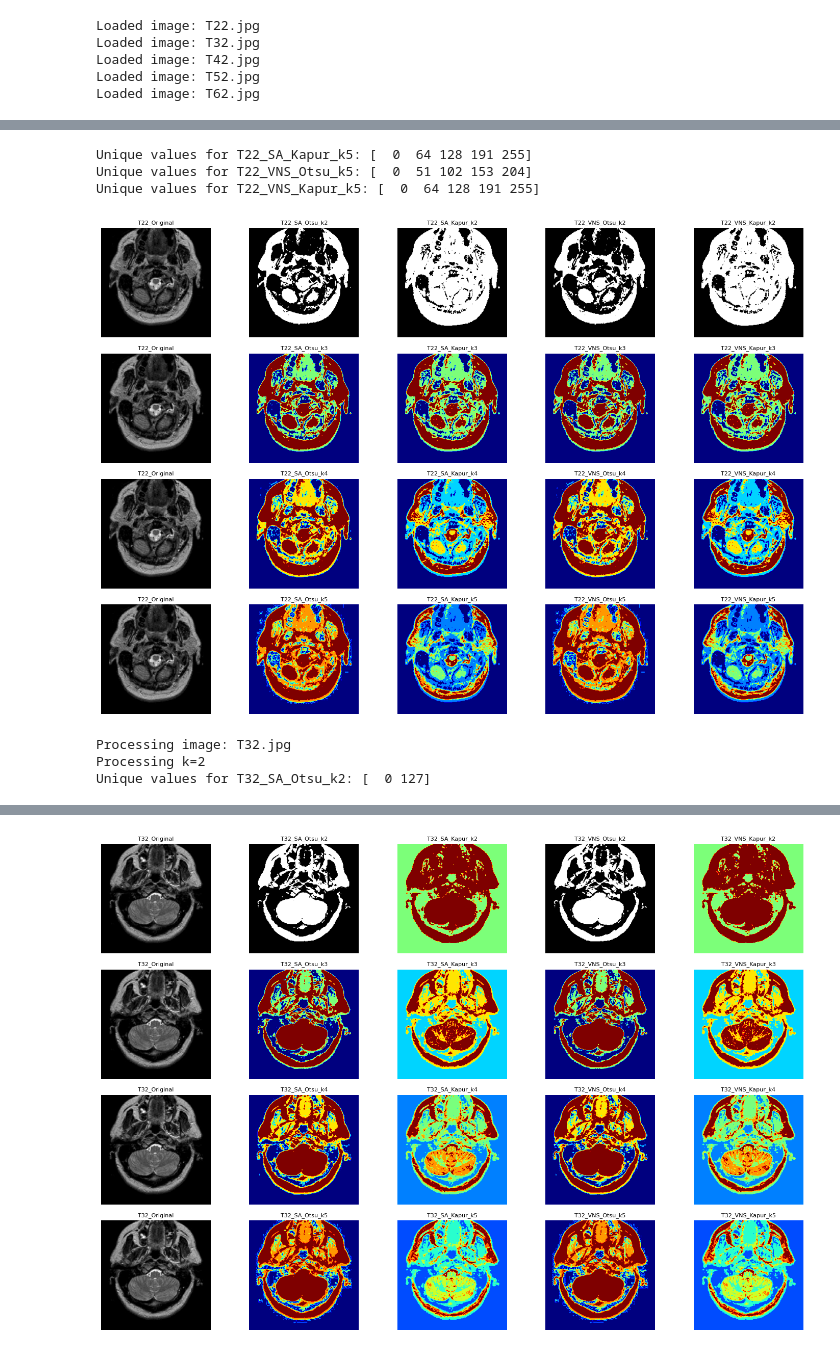
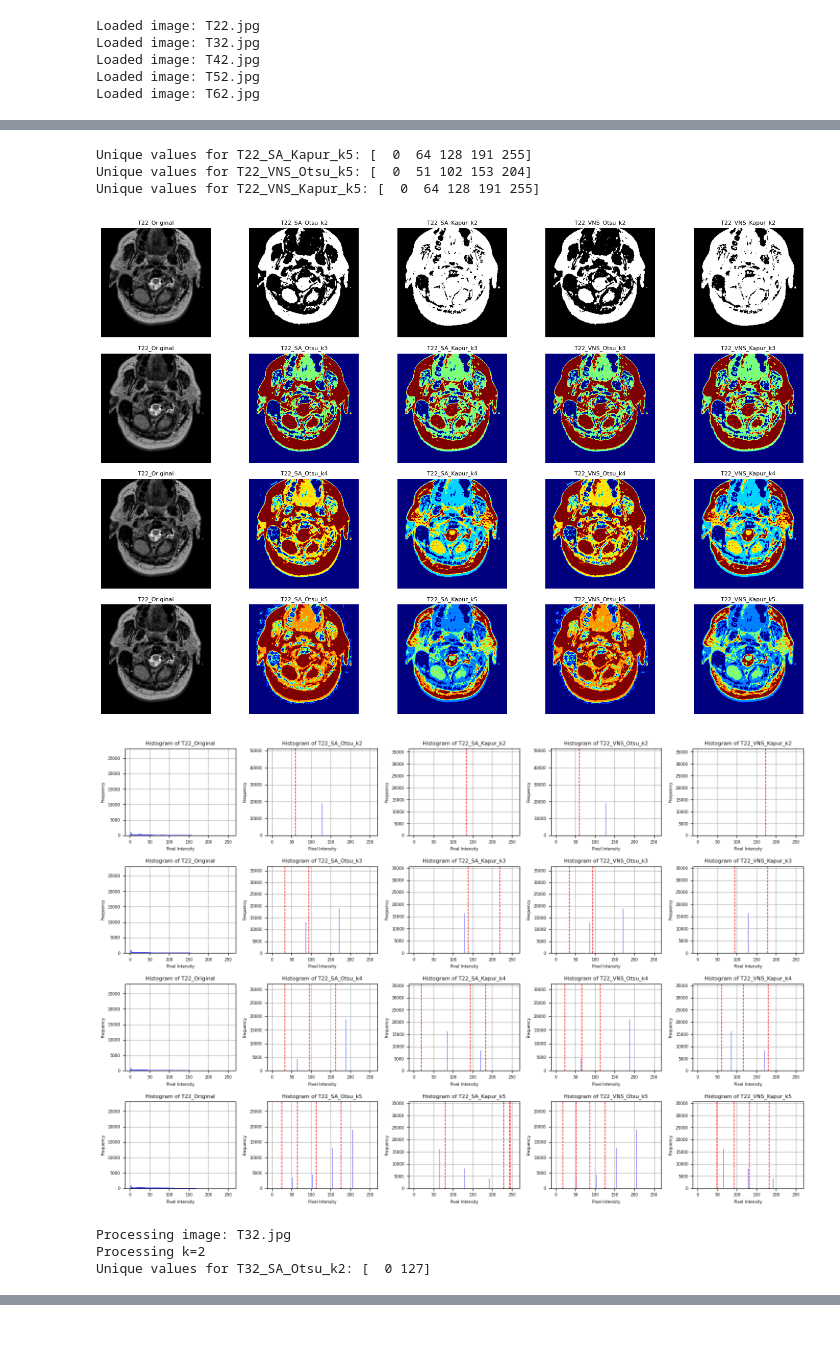
Before and after one commit to sean-sampson-tuks/COS791-Assignment2, a Jupyter notebook: u24101754-ass2.ipynb, the cells around one changed output, grey strips where cells are left out. Saved outputs shown, nothing was run; the diff lists cells and outputs as text; code cells hidden in the pictures.

Commit message:
feat: added histograms

```diff
--- a/u24101754-ass2.ipynb
+++ b/u24101754-ass2.ipynb
@@ -253,6 +312,7 @@ for filename, image in images:
 
     processed_images = []  # List to store processed images across multiple k
     image_titles = []      # List to store titles of images
+    thresholds_list = []
 
     # Loop through different k levels (e.g., k=2, k=3, etc.)
     for k in [2, 3, 4, 5]:
@@ -262,85 +322,92 @@ for filename, image in images:
         original_image = image.copy()  # Copy of the original image
         processed_images.append(original_image)
         image_titles.append(f'{name_without_extension}_Original')
+        thresholds_list.append(None)  # No thresholds for original images
 
         # Simulated Annealing + Otsu
-        sa_thresholds = simulated_annealing(image, otsu_objective, k)
-        segmented_sa_otsu, _ = otsu_multilevel_thresholding(image, len(sa_thresholds) + 1)
+        sa_otsu_thresholds = simulated_annealing(image, otsu_objective, k)
+        segmented_sa_otsu, _ = otsu_multilevel_thresholding(image, len(sa_otsu_thresholds) + 1)
         ssim_sa_otsu = ssim(image, segmented_sa_otsu)
         psnr_sa_otsu = psnr(image, segmented_sa_otsu)
-        otsu_obj_value = otsu_objective(image, sa_thresholds)  # Calculate objective value
+        otsu_obj_value = otsu_objective(image, sa_otsu_thresholds)  # Calculate objective value
         print(f"Unique values for {name_without_extension}_SA_Otsu_k{k}: {np.unique(segmented_sa_otsu)}")
-        results_df = log_results(results_df, name_without_extension, k, "Otsu", "Simulated Annealing", sa_thresholds, otsu_obj_value, ssim_sa_otsu, psnr_sa_otsu, np.unique(segmented_sa_otsu).tolist())
+        results_df = log_results(results_df, name_without_extension, k, "Otsu", "Simulated Annealing", sa_otsu_thresholds, otsu_obj_value, ssim_sa_otsu, psnr_sa_otsu, np.unique(segmented_sa_otsu).tolist())
         processed_images.append(segmented_sa_otsu)
         image_titles.append(f'{name_without_extension}_SA_Otsu_k{k}')
+        thresholds_list.append(sa_otsu_thresholds)
 
         # Simulated Annealing + Kapur
-        sa_thresholds = simulated_annealing(image, kapur_objective, k)
-        segmented_sa_kapur, _ = kapur_threshold(image, len(sa_thresholds) + 1)
+        sa_kapur_thresholds = simulated_annealing(image, kapur_objective, k)
+        segmented_sa_kapur, _ = kapur_threshold(image, len(sa_kapur_thresholds) + 1)
         ssim_sa_kapur = ssim(image, segmented_sa_kapur)
         psnr_sa_kapur = psnr(image, segmented_sa_kapur)
-        kapur_obj_value = kapur_objective(image, sa_thresholds)  # Calculate objective value
+        kapur_obj_value = kapur_objective(image, sa_kapur_thresholds)  # Calculate objective value
         print(f"Unique values for {name_without_extension}_SA_Kapur_k{k}: {np.unique(segmented_sa_kapur)}")
-        results_df = log_results(results_df, name_without_extension, k, "Kapur", "Simulated Annealing", sa_thresholds, kapur_obj_value, ssim_sa_kapur, psnr_sa_kapur, np.unique(segmented_sa_kapur).tolist())
+        results_df = log_results(results_df, name_without_extension, k, "Kapur", "Simulated Annealing", sa_kapur_thresholds, kapur_obj_value, ssim_sa_kapur, psnr_sa_kapur, np.unique(segmented_sa_kapur).tolist())
         processed_images.append(segmented_sa_kapur)
         image_titles.append(f'{name_without_extension}_SA_Kapur_k{k}')
+        thresholds_list.append(sa_kapur_thresholds)
 
         # Variable Neighbourhood Search + Otsu
-        vns_thresholds = vns(image, otsu_objective, k)
-        segmented_vns_otsu, _ = otsu_multilevel_thresholding(image, len(vns_thresholds) + 1)
+        vns_otsu_thresholds = vns(image, otsu_objective, k)
+        segmented_vns_otsu, _ = otsu_multilevel_thresholding(image, len(vns_otsu_thresholds) + 1)
         ssim_vns_otsu = ssim(image, segmented_vns_otsu)
         psnr_vns_otsu = psnr(image, segmented_vns_otsu)
-        otsu_obj_value_vns = otsu_objective(image, vns_thresholds)  # Calculate objective value
+        otsu_obj_value_vns = otsu_objective(image, vns_otsu_thresholds)  # Calculate objective value
         print(f"Unique values for {name_without_extension}_VNS_Otsu_k{k}: {np.unique(segmented_vns_otsu)}")
-        results_df = log_results(results_df, name_without_extension, k, "Otsu", "Variable Neighborhood Search", vns_thresholds, otsu_obj_value_vns, ssim_vns_otsu, psnr_vns_otsu, np.unique(segmented_vns_otsu).tolist())
+        results_df = log_results(results_df, name_without_extension, k, "Otsu", "Variable Neighborhood Search", vns_otsu_thresholds, otsu_obj_value_vns, ssim_vns_otsu, psnr_vns_otsu, np.unique(segmented_vns_otsu).tolist())
         processed_images.append(segmented_vns_otsu)
         image_titles.append(f'{name_without_extension}_VNS_Otsu_k{k}')
+        thresholds_list.append(vns_otsu_thresholds)
 
         # Variable Neighbourhood Search + Kapur
-        vns_thresholds = vns(image, kapur_objective, k)
-        segmented_vns_kapur, _ = kapur_threshold(image, len(vns_thresholds) + 1)
+        vns_kapur_thresholds = vns(image, kapur_objective, k)
+        segmented_vns_kapur, _ = kapur_threshold(image, len(vns_kapur_thresholds) + 1)
         ssim_vns_kapur = ssim(image, segmented_vns_kapur)
         psnr_vns_kapur = psnr(image, segmented_vns_kapur)
-        kapur_obj_value_vns = kapur_objective(image, vns_thresholds)  # Calculate objective value
+        kapur_obj_value_vns = kapur_objective(image, vns_kapur_thresholds)  # Calculate objective value
         print(f"Unique values for {name_without_extension}_VNS_Kapur_k{k}: {np.unique(segmented_vns_kapur)}")
-        results_df = log_results(results_df, name_without_extension, k, "Kapur", "Variable Neighborhood Search", vns_thresholds, kapur_obj_value_vns, ssim_vns_kapur, psnr_vns_kapur, np.unique(segmented_vns_kapur).tolist())
+        results_df = log_results(results_df, name_without_extension, k, "Kapur", "Variable Neighborhood Search", vns_kapur_thresholds, kapur_obj_value_vns, ssim_vns_kapur, psnr_vns_kapur, np.unique(segmented_vns_kapur).tolist())
         processed_images.append(segmented_vns_kapur)
         image_titles.append(f'{name_without_extension}_VNS_Kapur_k{k}')
+        thresholds_list.append(vns_kapur_thresholds)
 
     # Display images with the original image at the beginning of every row
     display_images(processed_images, image_titles, cols=5, figsize=(15, 10))  # Display 5 images per row
+    display_histograms(processed_images, image_titles, thresholds_list=thresholds_list, cols=5, figsize=(15, 10))
 
 # ! this is to save results to a csv file
 # After the loop, output the results DataFrame
-# display(results_df)
+display(results_df)
 
-# # Save the logged results to a CSV file
-# results_df.to_csv('segmentation_results.csv', index=False)
+# Save the logged results to a CSV file
+results_df.to_csv('segmentation_results.csv', index=False)
 
-# print("Results have been logged and saved to 'segmentation_results.csv'.")
+print("Results have been logged and saved to 'segmentation_results.csv'.")
 # %% [output]
 Processing image: T22.jpg
 Processing k=2
 Unique values for T22_SA_Otsu_k2: [  0 127]
 Unique values for T22_SA_Kapur_k2: [  0 255]
 Unique values for T22_VNS_Otsu_k2: [  0 127]
 Unique values for T22_VNS_Kapur_k2: [  0 255]
 Processing k=3
 Unique values for T22_SA_Otsu_k3: [  0  85 170]
 Unique values for T22_SA_Kapur_k3: [  0 128 255]
 Unique values for T22_VNS_Otsu_k3: [  0  85 170]
 Unique values for T22_VNS_Kapur_k3: [  0 128 255]
 Processing k=4
 Unique values for T22_SA_Otsu_k4: [  0  63 126 189]
 Unique values for T22_SA_Kapur_k4: [  0  85 170 255]
 Unique values for T22_VNS_Otsu_k4: [  0  63 126 189]
 Unique values for T22_VNS_Kapur_k4: [  0  85 170 255]
 Processing k=5
 Unique values for T22_SA_Otsu_k5: [  0  51 102 153 204]
 Unique values for T22_SA_Kapur_k5: [  0  64 128 191 255]
 Unique values for T22_VNS_Otsu_k5: [  0  51 102 153 204]
 Unique values for T22_VNS_Kapur_k5: [  0  64 128 191 255]
 [figure]
+[figure, new version]
 Processing image: T32.jpg
 Processing k=2
 Unique values for T32_SA_Otsu_k2: [  0 127]
@@ -362,4 +429,3 @@ Unique values for T32_SA_Otsu_k5: [  0  51 102 153 204]
 Unique values for T32_SA_Kapur_k5: [  0  51 102 153 204 255]
 Unique values for T32_VNS_Otsu_k5: [  0  51 102 153 204]
 Unique values for T32_VNS_Kapur_k5: [  0  51 102 153 204 255]
-[figure, old version]
```
Also changed, not shown: parts of 2 cells of this notebook, 1 other file.
